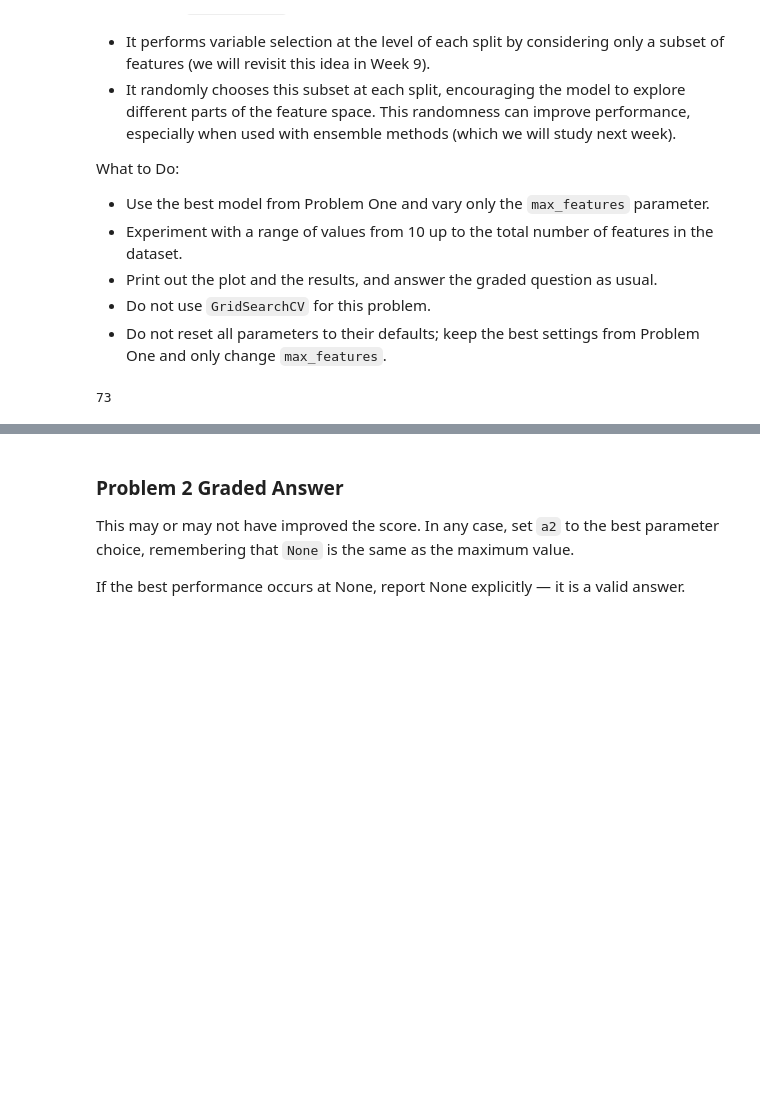
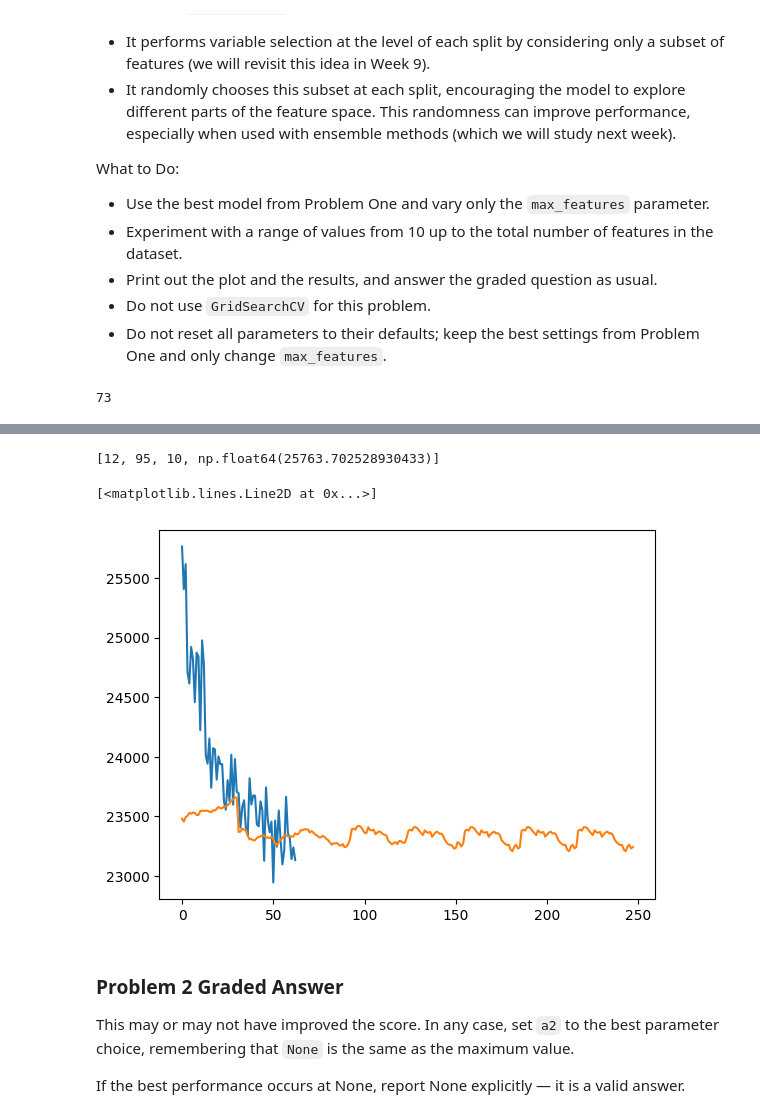
Before and after one commit to andre-bu-gitdev/ML_Fundamentals_dx603, a Jupyter notebook: Homework_06.ipynb, the cells around one changed output, grey strips where cells are left out. Drawn from its saved outputs; the diff is of its cells as text; code cells hidden in the pictures; blank space fills up the shorter version.

```diff
--- a/Homework_06.ipynb
+++ b/Homework_06.ipynb
@@ -492,3 +520,11 @@ plt.plot (e_2)
+# %%
+print(min(master_params, key=lambda x: x[2]))
+plt.plot(e_2)
+plt.plot(e)
+# %% [output]
+[12, 95, 10, np.float64(25763.702528930433)]
+[<matplotlib.lines.Line2D at 0x...>]
+[figure, added]
 # %% [markdown]
 ### Problem 2 Graded Answer
 
```
Also changed, not shown: parts of 2 cells of this notebook.
